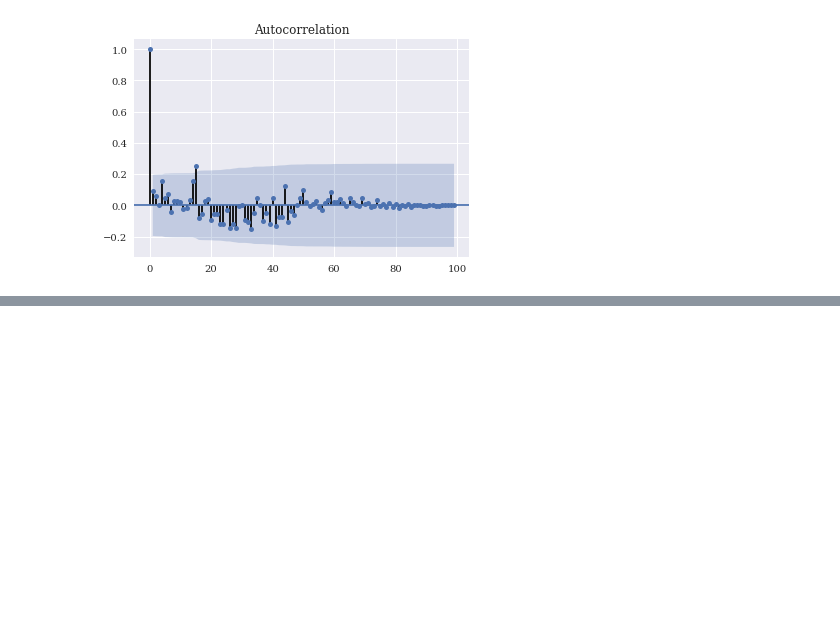
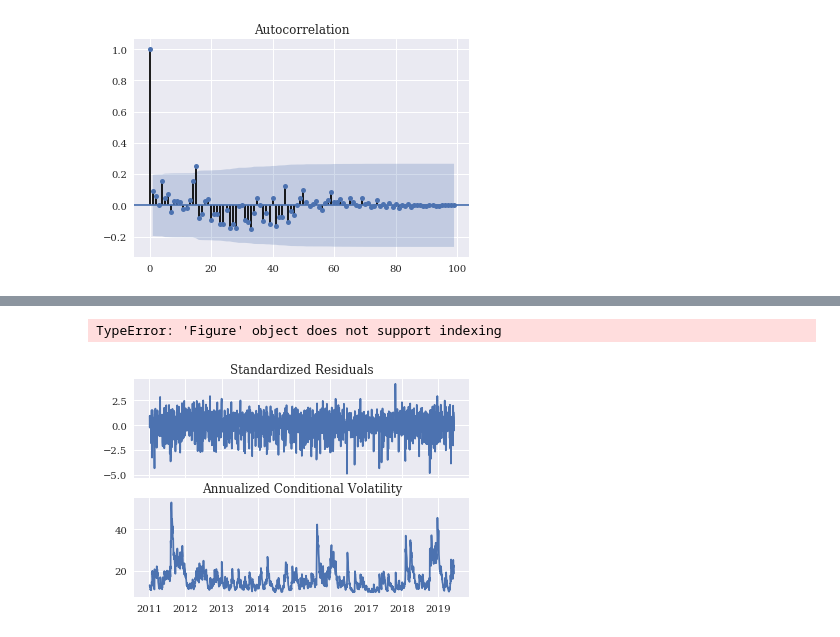
Before and after one commit to MartinBA741/Applied-Corporate-Finance, a Jupyter notebook: Yahoo Finance.ipynb, the cells around one changed output, grey strips where cells are left out. Drawn from its saved outputs; the diff is of its cells as text; code cells hidden in the pictures; blank space fills up the shorter version.

Commit message:
Simulation of GARCH(1,1)

```diff
--- a/Yahoo Finance.ipynb
+++ b/Yahoo Finance.ipynb
@@ -314,5 +307,9 @@ pyplot.show()
 # %% [output]
 [figure]
 # %%
+# split into train/test
+n_test = 30
+train, test = rets['QQQ'][1:-n_test], rets['QQQ'][-n_test:]
+
 # define GARCH model
-model = arch_model(train, mean='Zero', vol='GARCH', p=15, q=15)
+model = arch_model(train, mean='Constant', vol='GARCH', p=1, q=1)
@@ -320,0 +316,3 @@ NameError: name 'arch_model' is not defined
+# %%
+# fit model
+res = model.fit()
@@ -320,0 +357,5 @@ NameError: name 'arch_model' is not defined
+# %%
+fig = res.plot(annualize='D')
+# %% [output]
+TypeError: 'Figure' object does not support indexing
+[figure, added]
```
Also changed, not shown: parts of 30 cells of this notebook.
